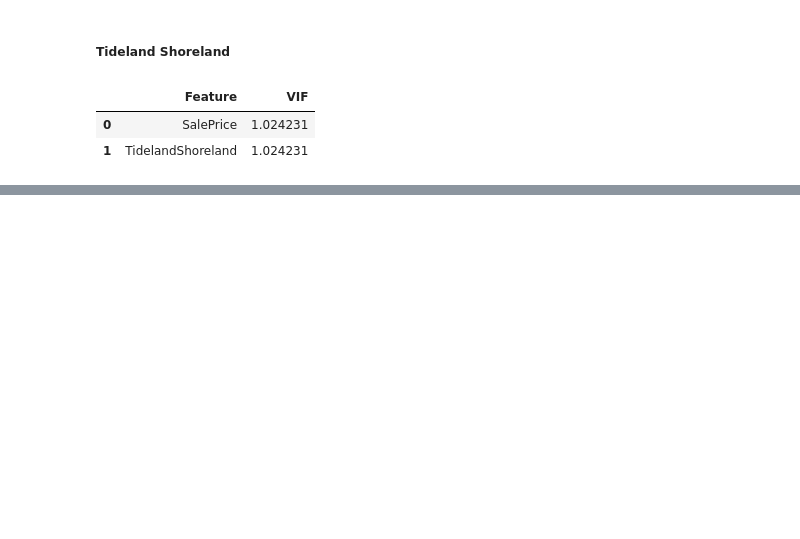
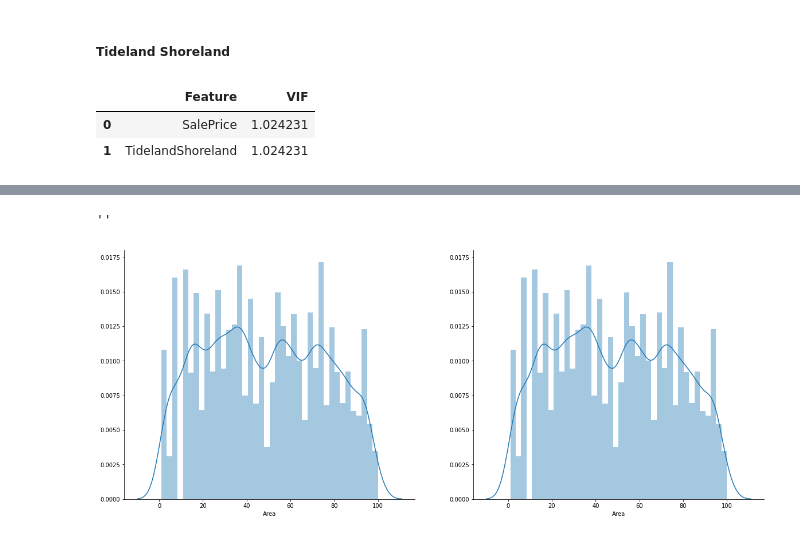
Before and after one commit to sam-thurman/king_county_housing, a Jupyter notebook: notebooks/exploratory/sam_exploratory_2.ipynb, the cells around one changed output, grey strips where cells are left out. Cells and saved outputs as stored; diff of their text form; code cells hidden in the pictures; blank space fills up the shorter version.

```diff
--- a/notebooks/exploratory/sam_exploratory_2.ipynb
+++ b/notebooks/exploratory/sam_exploratory_2.ipynb
@@ -323,0 +306,15 @@ stat_helpers.bootstrapped_ttest_bin(groomed_df, 'TidelandShoreland')
+# %%
+s = groomed_df['Area']
+t = np.log(s).diff()
+t.iat[0] = np.log(s.iat[0])
+res = np.exp(t.cumsum())
+# %%
+fig, axs = plt.subplots(1,2, figsize=(20,8))
+sns.despine()
+#  –log(1–u).
+sns.distplot(groomed_df['Area'], bins=40, ax=axs[0])
+sns.distplot(res, bins=40, ax=axs[1])
+;
+# %% [output]
+''
+[figure, added]
```
Also changed, not shown: parts of 40 cells of this notebook, 3 other files.
